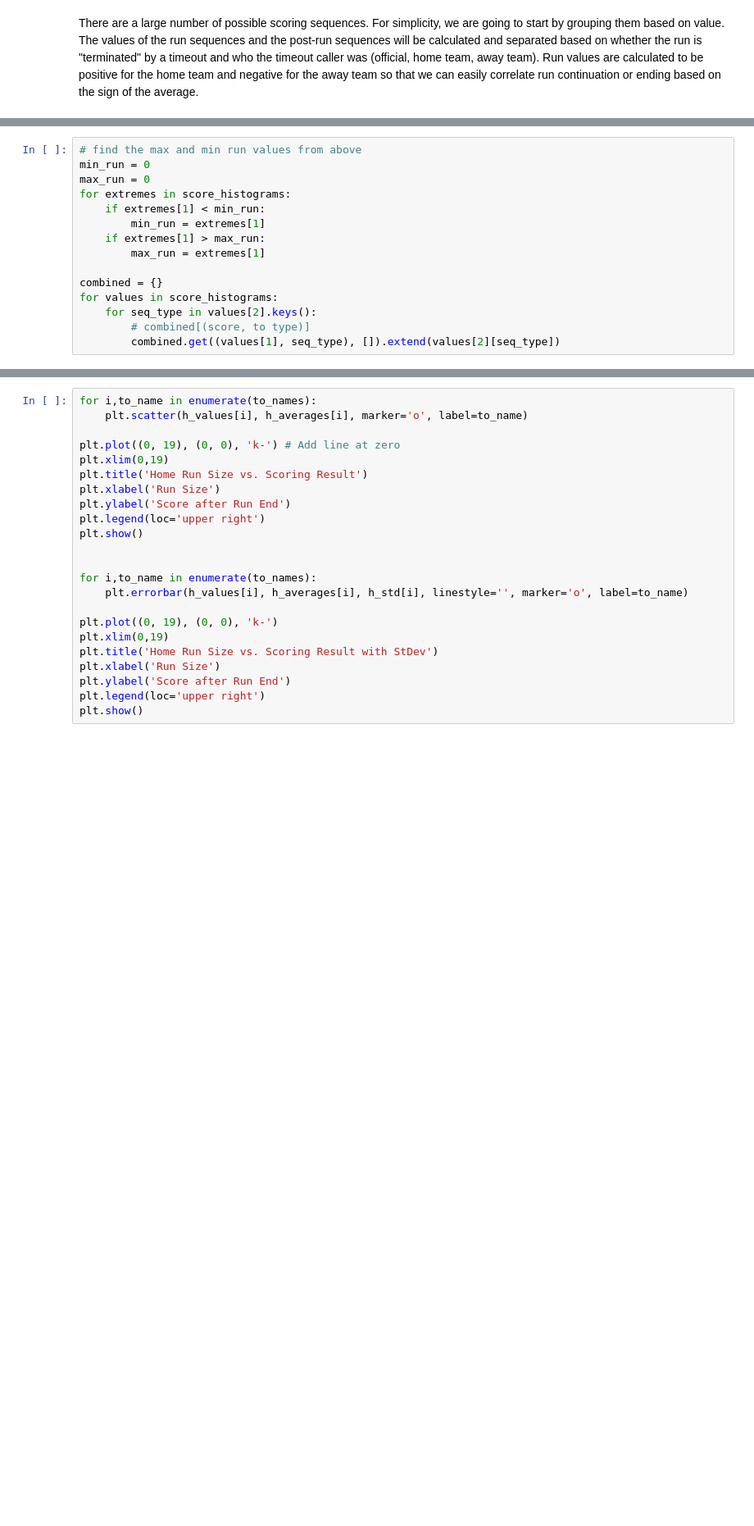
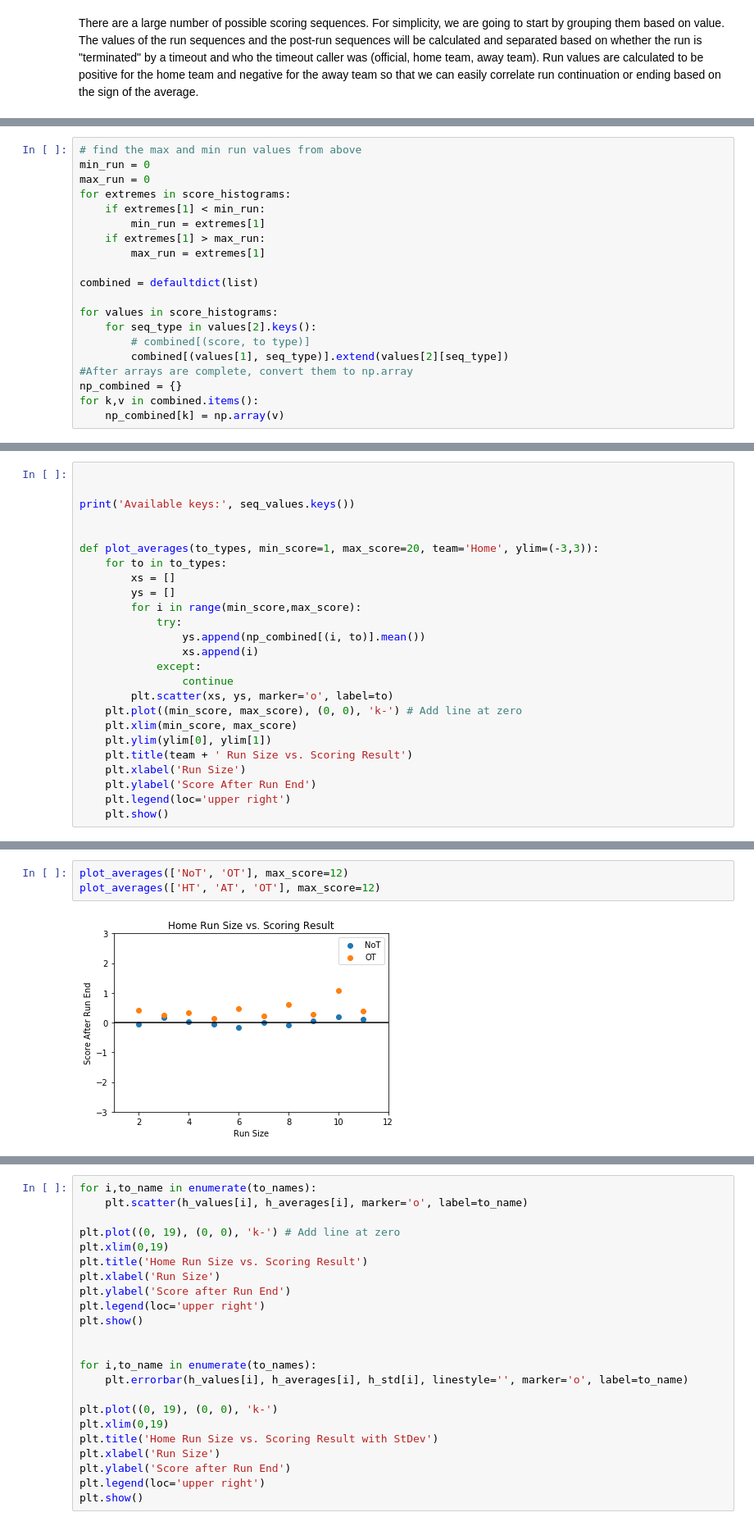
Before and after one commit to mattfred10/Timeout-Analyzer, a Jupyter notebook: Matching_Analysis.ipynb, the cells around one changed output, grey strips where cells are left out. Shown at 82% size. Saved outputs shown, nothing was run; the diff lists cells and outputs as text; blank space fills up the shorter version.

Commit message:
got plots back up with cleaner code

```diff
--- a/Matching_Analysis.ipynb
+++ b/Matching_Analysis.ipynb
@@ -374,8 +373,13 @@ for extremes in score_histograms:
     if extremes[1] > max_run:
         max_run = extremes[1]
 
-combined = {}
+combined = defaultdict(list)
+
 for values in score_histograms:
     for seq_type in values[2].keys():
         # combined[(score, to type)]
-        combined.get((values[1], seq_type), []).extend(values[2][seq_type])
+        combined[(values[1], seq_type)].extend(values[2][seq_type])
+#After arrays are complete, convert them to np.array
+np_combined = {}
+for k,v in combined.items():
+    np_combined[k] = np.array(v)
@@ -434,0 +386,25 @@ for i,histo in enumerate(combined):
+# %%
+
+
+print('Available keys:', seq_values.keys())
+
+
+def plot_averages(to_types, min_score=1, max_score=20, team='Home', ylim=(-3,3)):
+    for to in to_types:
+        xs = []
+        ys = []
+        for i in range(min_score,max_score):
+            try:
+                ys.append(np_combined[(i, to)].mean())
+                xs.append(i)
+            except:
+                continue
+        plt.scatter(xs, ys, marker='o', label=to)
+    plt.plot((min_score, max_score), (0, 0), 'k-') # Add line at zero
+    plt.xlim(min_score, max_score)
+    plt.ylim(ylim[0], ylim[1])
+    plt.title(team + ' Run Size vs. Scoring Result')
+    plt.xlabel('Run Size')
+    plt.ylabel('Score After Run End')
+    plt.legend(loc='upper right')
+    plt.show()
@@ -434,0 +413,5 @@ for i,histo in enumerate(combined):
+# %%
+plot_averages(['NoT', 'OT'], max_score=12)
+plot_averages(['HT', 'AT', 'OT'], max_score=12)
+# %% [output]
+[figure, added]
```
Also changed, not shown: parts of 8 cells of this notebook.
